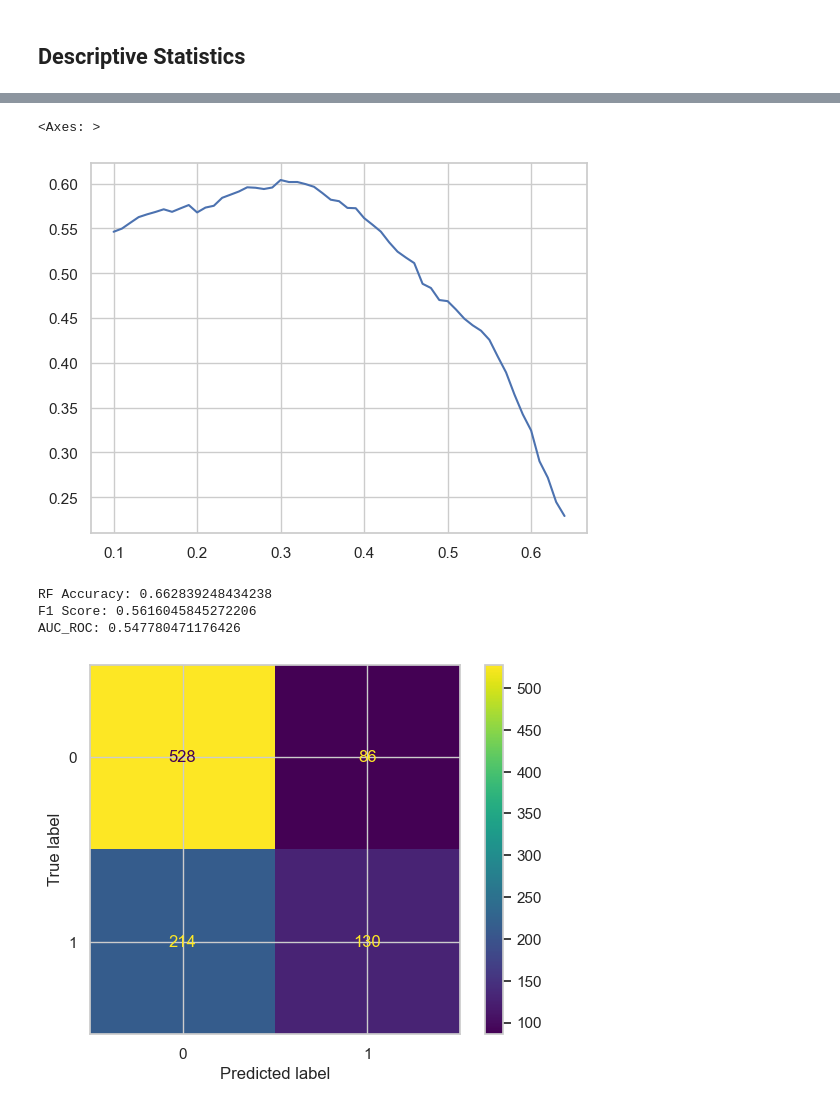
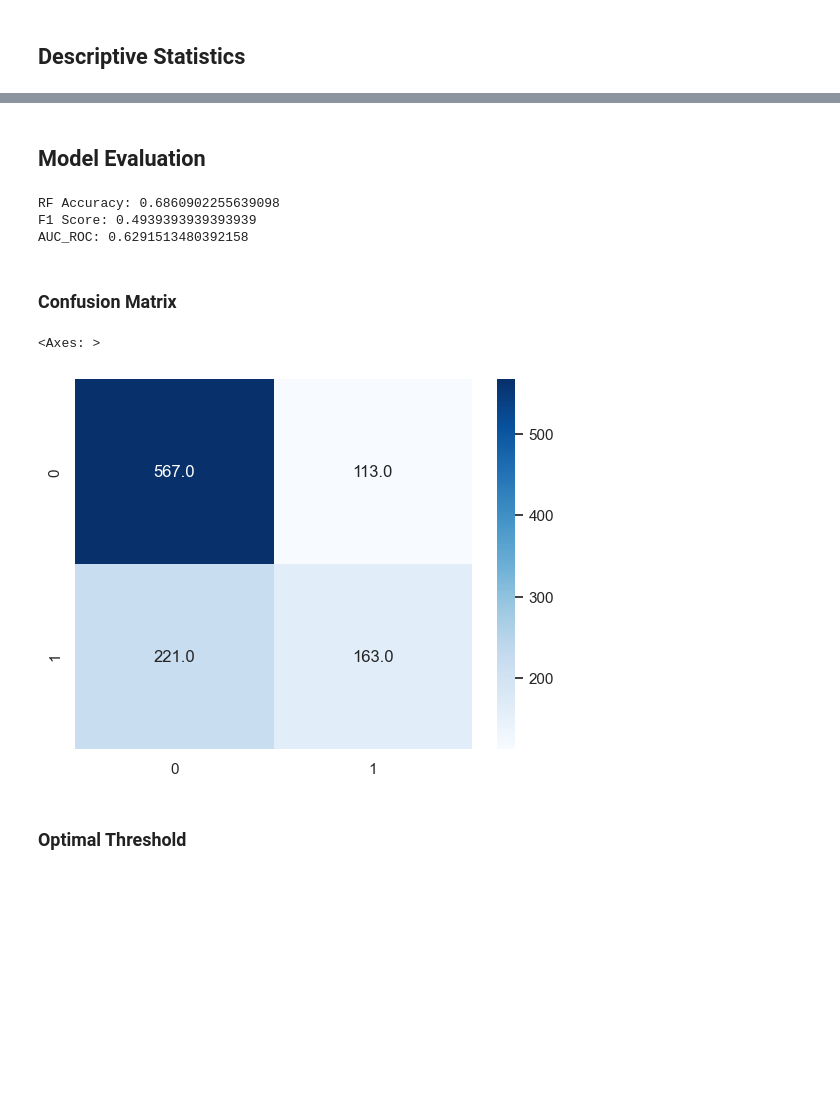
Before and after one commit to rtava/MLProject, a Jupyter notebook: posts/Log_Reg/LR.ipynb, the cells around one changed output, grey strips where cells are left out. Saved outputs shown, nothing was run; the diff lists cells and outputs as text; code cells hidden in the pictures; blank space fills up the shorter version.

```diff
--- a/posts/Log_Reg/LR.ipynb
+++ b/posts/Log_Reg/LR.ipynb
@@ -136,0 +123,4 @@ x_col = ['age', 'installment','amount_approved',
+# %%
+x_col = ['age', 'install', 'amount', 'delayed', 'neg2y', 'neg2yb', 'pd_6m',
+       'pd_618', 'pd_18m', 'ud_12m', 'ud_12mm', 'nloans', 'loanAge',
+       'remain']
@@ -150,16 +142,36 @@ Test Sample Size: 958
 from sklearn import metrics
 from sklearn.ensemble import RandomForestClassifier
 
-threshold = 0.4
+threshold = 0.5
 
 RF_model = RandomForestClassifier(random_state=1234, max_depth = 20, n_estimators=100, class_weight='balanced')
 RF_model.fit(X_train,y_train)
 y_prob_RF = RF_model.predict_proba(X_test)
 y_pred_RF = (y_prob_RF[:,1] >= threshold).astype('int')
-Accuracy_RF = metrics.accuracy_score(y_test, y_pred_RF)
-F1_RF = metrics.f1_score(y_test, y_pred_RF)
-AUC = metrics.roc_auc_score(y_test, y_pred_RF)
-clas_report = metrics.classification_report(y_test, y_pred_RF)
+# %% [markdown]
+## Model Evaluation
+# %%
+Accuracy_RF = metrics.accuracy_score(y_test, y_pred_RF)
+F1_RF = metrics.f1_score(y_test, y_pred_RF)
+AUC = metrics.roc_auc_score(y_test, y_pred_RF)
+clas_report = metrics.classification_report(y_test, y_pred_RF)
+
+print("RF Accuracy:",Accuracy_RF, "\nF1 Score:", F1_RF, "\nAUC_ROC:", AUC)
+# %% [output]
+RF Accuracy: 0.6860902255639098
+F1 Score: 0.4939393939393939
+AUC_ROC: 0.6291513480392158
+# %% [markdown]
+### Confusion Matrix
+# %%
+from sklearn.metrics import confusion_matrix, ConfusionMatrixDisplay
+cf_matrix = confusion_matrix(y_test, y_pred_RF)
+sns.heatmap(cf_matrix, annot=True, cmap='Blues', fmt='0.1f')
+# %% [output]
+<Axes: >
+[figure, added]
+# %% [markdown]
+### Optimal Threshold
 # %%
 from sklearn import metrics
 from sklearn.ensemble import RandomForestClassifier
@@ -181,16 +190,0 @@ for i in range(10,65,1):
-# %%
-sns.lineplot(x=thrsh, y=Fscore)
-# %% [output]
-<Axes: >
-[figure, removed]
-# %%
-from sklearn.metrics import confusion_matrix, ConfusionMatrixDisplay
-
-
-print("RF Accuracy:",Accuracy_RF, "\nF1 Score:", F1_RF, "\nAUC_ROC:", AUC)
-ConfusionMatrixDisplay.from_estimator(RF_model, X_test, y_test);
-# %% [output]
-RF Accuracy: 0.662839248434238
-F1 Score: 0.5616045845272206
-AUC_ROC: 0.547780471176426
-[figure, removed]
```
Also changed, not shown: parts of 28 cells of this notebook, 12 other files.
